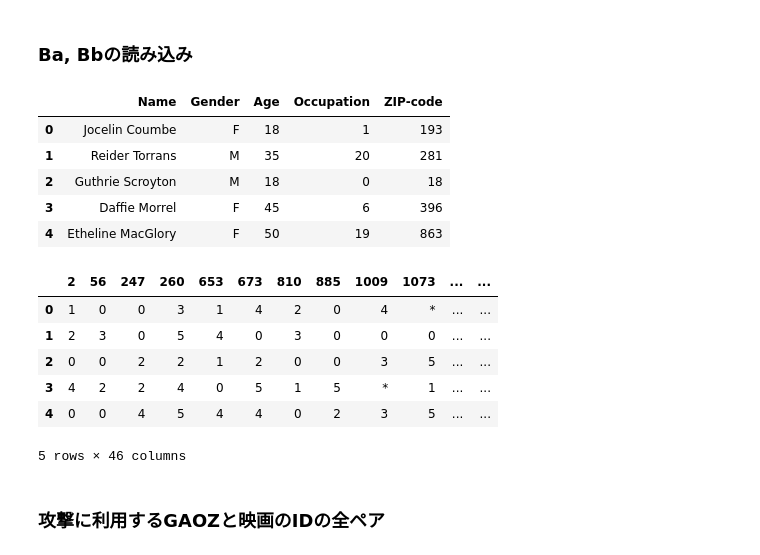
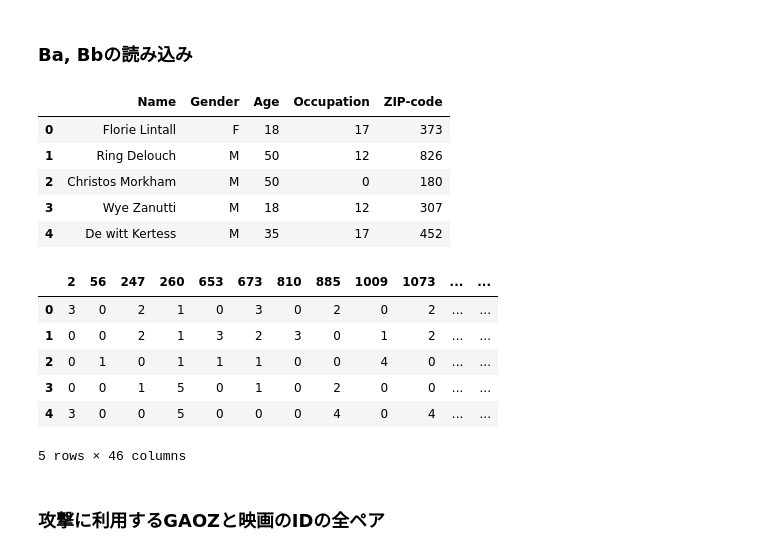
Before and after one commit to dorakemon/pws2024_attack, a Jupyter notebook: sandbox/mae_attack_neo.ipynb, the cells around one changed output. Saved outputs shown, nothing was run; the diff lists cells and outputs as text; code cells hidden in the pictures.

```diff
--- a/sandbox/mae_attack_neo.ipynb
+++ b/sandbox/mae_attack_neo.ipynb
@@ -4,7 +4,10 @@ import numpy as np
 import warnings
 warnings.simplefilter(action='ignore', category=FutureWarning)
 # %%
-ATTACK_TARGET = "01"
+ATTACK_TARGET = "02"
+MAIN = False # True: メインの攻撃, False: 予備選の攻撃
+
+DIR = "../data" if MAIN else "../predata/anonymization_data"
 
 """
 01	宮地研.exe
@@ -77,7 +80,7 @@ from os import listdir
 #c0~c9に対するdfのリスト
 c_data_list = []
 
-files = listdir("../data")
+files = listdir(DIR)
 
 for i in range(10):
     file = None
@@ -88,7 +91,7 @@ for i in range(10):
     if file is None:
         print(f)
         raise("File not found")
-    c_data = pd.read_csv(f"../data/C{ATTACK_TARGET}_{i}.csv")
+    c_data = pd.read_csv(f"{DIR}/C{ATTACK_TARGET}_{i}.csv")
     c_data_list.append(c_data)
 
 c_data_list[0]
@@ -109,25 +112,25 @@ c_data_list[0]
 # %% [markdown]
 ### Ba, Bbの読み込み
 # %%
-Ba = pd.read_csv(f"../data/B{ATTACK_TARGET}a.csv")
+Ba = pd.read_csv(f"{DIR}/B{ATTACK_TARGET}a.csv")
 Ba.head()
 # %% [output]
 |  | Name | Gender | Age | Occupation | ZIP-code |
-| 0 | Jocelin Coumbe | F | 18 | 1 | 193 |
-| 1 | Reider Torrans | M | 35 | 20 | 281 |
-| 2 | Guthrie Scroyton | M | 18 | 0 | 18 |
-| 3 | Daffie Morrel | F | 45 | 6 | 396 |
-| 4 | Etheline MacGlory | F | 50 | 19 | 863 |
+| 0 | Florie Lintall | F | 18 | 17 | 373 |
+| 1 | Ring Delouch | M | 50 | 12 | 826 |
+| 2 | Christos Morkham | M | 50 | 0 | 180 |
+| 3 | Wye Zanutti | M | 18 | 12 | 307 |
+| 4 | De witt Kertess | M | 35 | 17 | 452 |
 # %%
-Bb = pd.read_csv(f"../data/B{ATTACK_TARGET}b.csv")
+Bb = pd.read_csv(f"{DIR}/B{ATTACK_TARGET}b.csv")
 Bb.head()
 # %% [output]
 |  | 2 | 56 | 247 | 260 | 653 | 673 | 810 | 885 | 1009 | 1073 | ... | ... |
-| 0 | 1 | 0 | 0 | 3 | 1 | 4 | 2 | 0 | 4 | * | ... | ... |
-| 1 | 2 | 3 | 0 | 5 | 4 | 0 | 3 | 0 | 0 | 0 | ... | ... |
-| 2 | 0 | 0 | 2 | 2 | 1 | 2 | 0 | 0 | 3 | 5 | ... | ... |
-| 3 | 4 | 2 | 2 | 4 | 0 | 5 | 1 | 5 | * | 1 | ... | ... |
-| 4 | 0 | 0 | 4 | 5 | 4 | 4 | 0 | 2 | 3 | 5 | ... | ... |
+| 0 | 3 | 0 | 2 | 1 | 0 | 3 | 0 | 2 | 0 | 2 | ... | ... |
+| 1 | 0 | 0 | 2 | 1 | 3 | 2 | 3 | 0 | 1 | 2 | ... | ... |
+| 2 | 0 | 1 | 0 | 1 | 1 | 1 | 0 | 0 | 4 | 0 | ... | ... |
+| 3 | 0 | 0 | 1 | 5 | 0 | 1 | 0 | 2 | 0 | 0 | ... | ... |
+| 4 | 3 | 0 | 0 | 5 | 0 | 0 | 0 | 4 | 0 | 4 | ... | ... |
 5 rows × 46 columns
 # %% [markdown]
 ### 攻撃に利用するGAOZと映画のIDの全ペア
```
Also changed, not shown: parts of 25 cells of this notebook.
